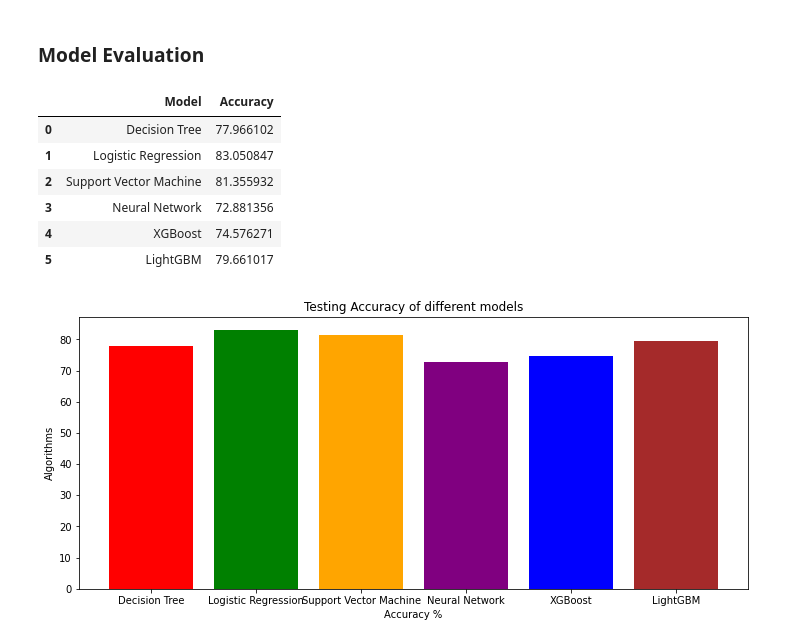
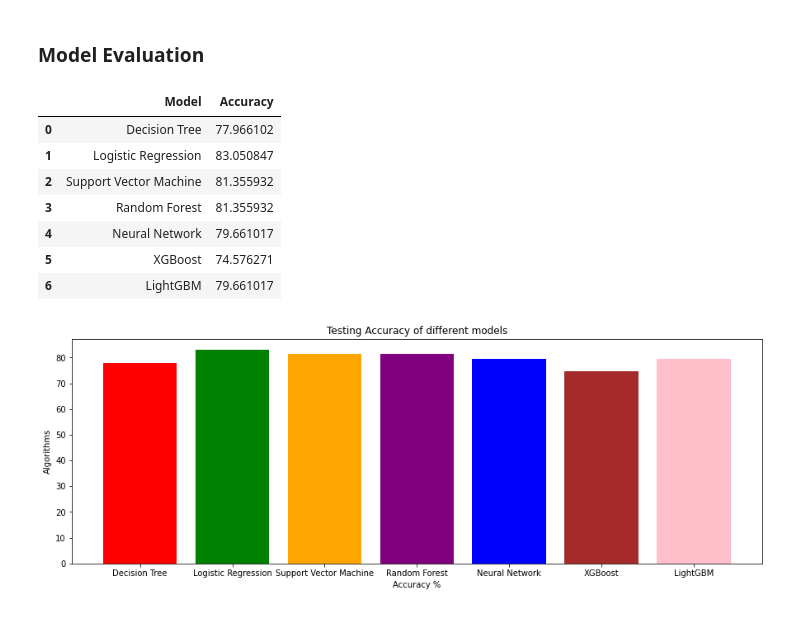
Before and after one commit to stmeem/heart-disease-prediction, a Jupyter notebook: heart_disease_prediction.ipynb, the cells around one changed output. Saved outputs shown, nothing was run; the diff lists cells and outputs as text; code cells hidden in the pictures.

```diff
--- a/heart_disease_prediction.ipynb
+++ b/heart_disease_prediction.ipynb
@@ -332,9 +327,9 @@ LightGBM Testing accuracy 79.66101694915254
 ### Model Evaluation
 # %%
 model_evaluation = pd.DataFrame({'Model': ['Decision Tree','Logistic Regression',
-                                          'Support Vector Machine','Neural Network',
+                                          'Support Vector Machine','Random Forest','Neural Network',
                                           'XGBoost','LightGBM'], 'Accuracy': [decision_tree_accuracy,
-                                           logistic_regression_accuracy,svc_accuracy,nnc_accuracy,
+                                           logistic_regression_accuracy,svc_accuracy,rfc_accuracy,nnc_accuracy,
                                             xgb_accuracy,lgb_accuracy]})
 model_evaluation
 # %% [output]
@@ -342,16 +337,17 @@ model_evaluation
 | 0 | Decision Tree | 77.966102 |
 | 1 | Logistic Regression | 83.050847 |
 | 2 | Support Vector Machine | 81.355932 |
-| 3 | Neural Network | 72.881356 |
-| 4 | XGBoost | 74.576271 |
-| 5 | LightGBM | 79.661017 |
+| 3 | Random Forest | 81.355932 |
+| 4 | Neural Network | 79.661017 |
+| 5 | XGBoost | 74.576271 |
+| 6 | LightGBM | 79.661017 |
 # %%
-colors = ['red','green','orange','purple','blue','brown']
-plt.figure(figsize=(12,5))
+colors = ['red','green','orange','purple','blue','brown','pink']
+plt.figure(figsize=(15,5))
 plt.title("Testing Accuracy of different models")
 plt.xlabel("Accuracy %")
 plt.ylabel("Algorithms")
 plt.bar(model_evaluation['Model'],model_evaluation['Accuracy'],color = colors)
 plt.show()
 # %% [output]
-[figure, old version]
+[figure, new version]
```
Also changed, not shown: parts of 3 cells of this notebook.
